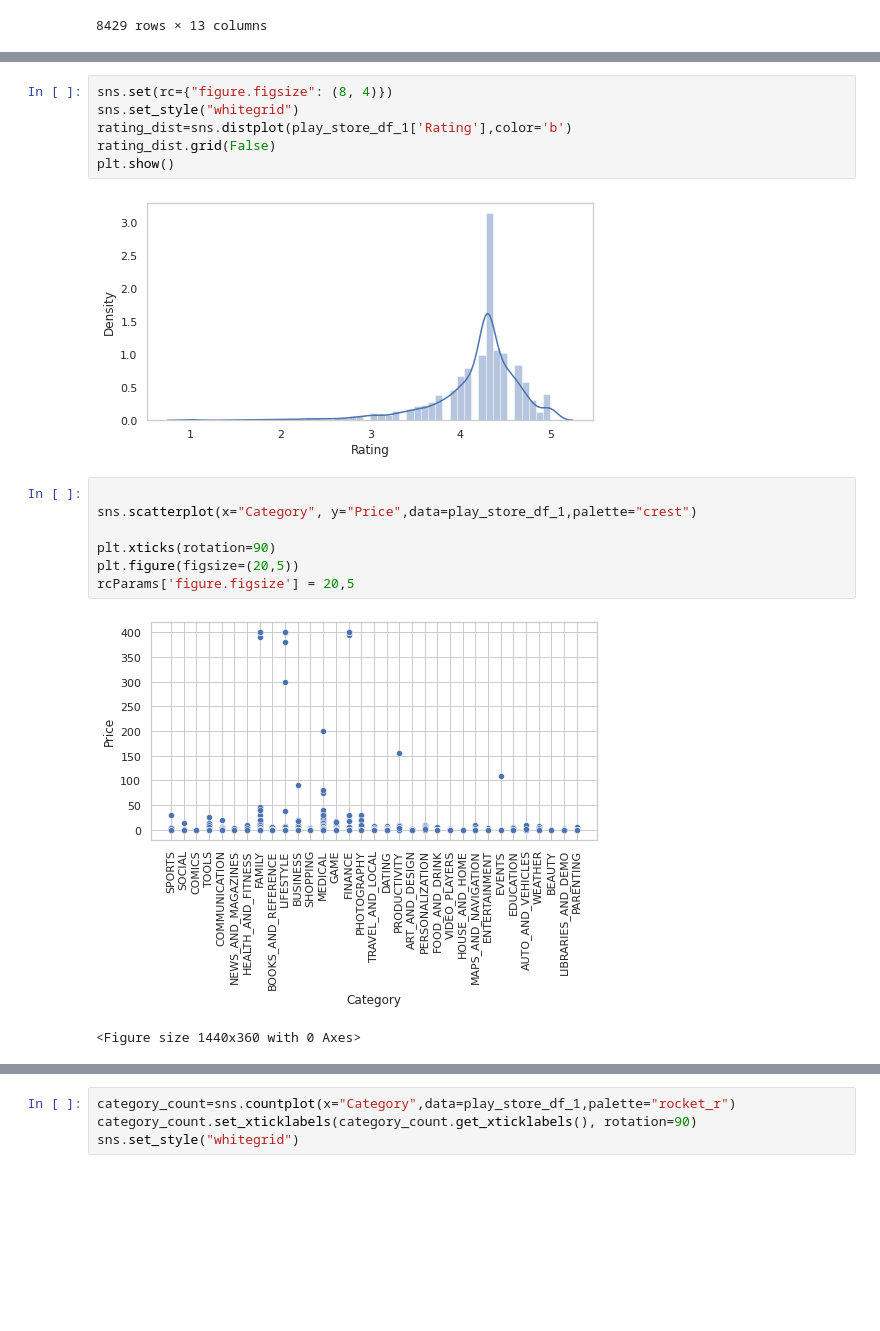
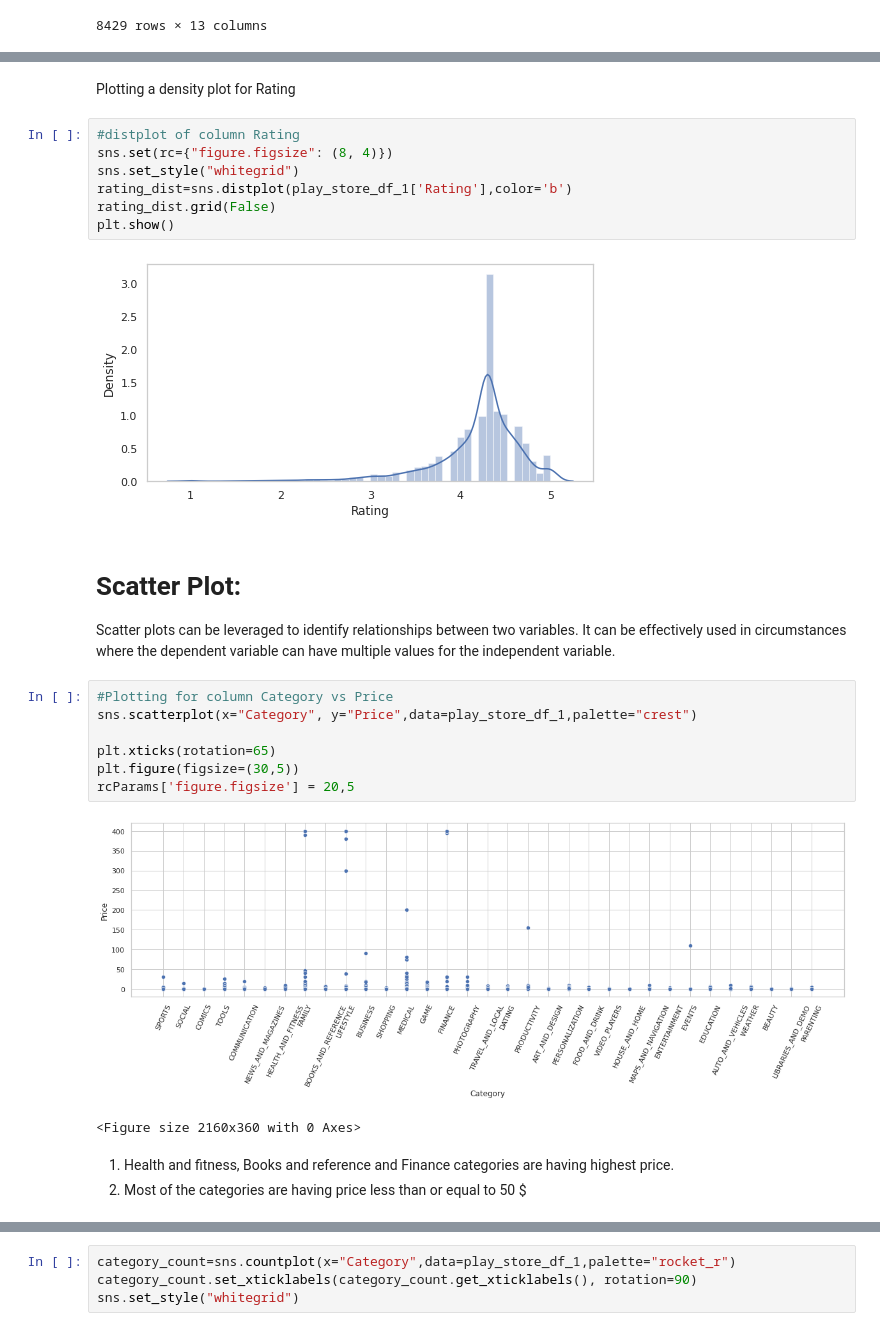
Before and after one commit to Mahima2208/EDA_PlayStore_Apps_Analysis, a Jupyter notebook: MAHIMA_PHALKEY_Play_Store_App_Review_Analysis_Capstone_Project.ipynb, the cells around one changed output, grey strips where cells are left out. Cells and saved outputs as stored; diff of their text form; blank space fills up the shorter version.

```diff
--- a/MAHIMA_PHALKEY_Play_Store_App_Review_Analysis_Capstone_Project.ipynb
+++ b/MAHIMA_PHALKEY_Play_Store_App_Review_Analysis_Capstone_Project.ipynb
@@ -826,4 +922,7 @@ rcParams['figure.figsize'] = 7,5
+# %% [markdown]
+Plotting a density plot for Rating
 # %%
+#distplot of column Rating
 sns.set(rc={"figure.figsize": (8, 4)})
 sns.set_style("whitegrid")
 rating_dist=sns.distplot(play_store_df_1['Rating'],color='b')
@@ -831,13 +930,21 @@ rating_dist.grid(False)
 plt.show()
 # %% [output]
 [figure]
+# %% [markdown]
+# **Scatter Plot:**
+Scatter plots can be leveraged to identify relationships between two variables. It can be effectively used in circumstances where the dependent variable can have multiple values for the independent variable.
 # %%
-
+#Plotting for column Category vs Price
 sns.scatterplot(x="Category", y="Price",data=play_store_df_1,palette="crest")
 
-plt.xticks(rotation=90)
-plt.figure(figsize=(20,5))
+plt.xticks(rotation=65)
+plt.figure(figsize=(30,5))
 rcParams['figure.figsize'] = 20,5
 # %% [output]
-[figure, old version]
+[figure, new version]
-<Figure size 1440x360 with 0 Axes>
+<Figure size 2160x360 with 0 Axes>
+# %% [markdown]
+
+
+1.   Health and fitness, Books and reference and Finance categories are having highest price.
+2.   Most of the categories are having price less than or equal to 50 $
```
Also changed, not shown: parts of 119 cells of this notebook.
